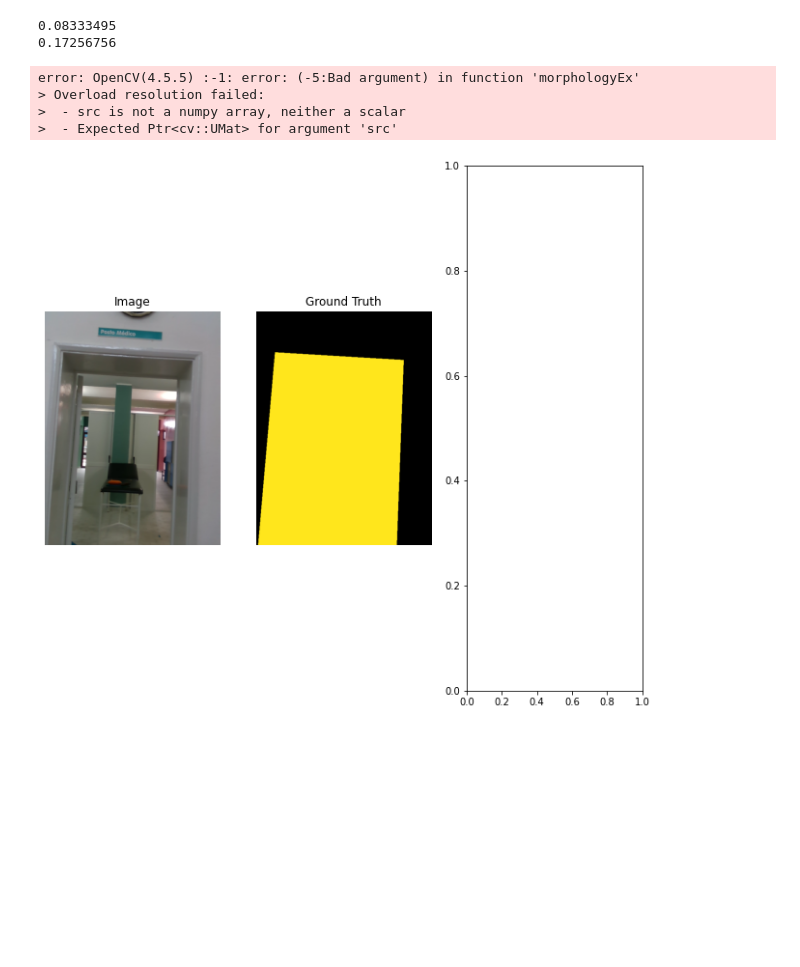
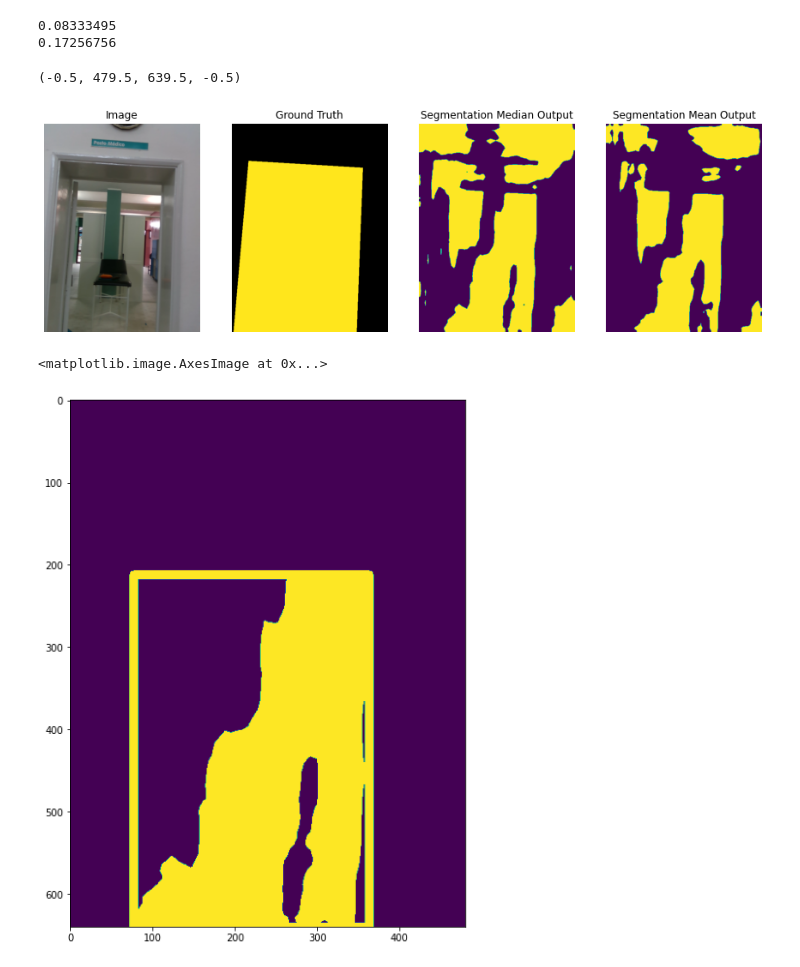
Before and after one commit to avinashsudhakaran1/thesis, a Jupyter notebook: Deeplabv3_custom/Analysis.ipynb, the cells around one changed output. Saved outputs shown, nothing was run; the diff lists cells and outputs as text; code cells hidden in the pictures; blank space fills up the shorter version.

```diff
--- a/Deeplabv3_custom/Analysis.ipynb
+++ b/Deeplabv3_custom/Analysis.ipynb
@@ -85,48 +85,58 @@ rgb_image = cv2.cvtColor(cv2.imread(f'{input_folder}/Images/{door}.png'), cv2.CO
 mask = cv2.imread(f'{input_folder}/Masks/{door}.png')
 
 plt.figure(figsize=(15,10))
 
 plt.subplot(141)
 plt.imshow(rgb_image)
 plt.title('Image')
 plt.axis('off')
 
 plt.subplot(142)
 plt.imshow(mask)
 plt.title('Ground Truth')
 plt.axis('off')
 
 plt.subplot(143)
 #here need to find largest blob
 #WRITE CODEEEEEEE
 
 median_img_array = a['out'].cpu().detach().numpy()[0][0]> median
 median_img_object = Image.fromarray(median_img_array)
-# Generate intermediate image; use morphological closing to keep parts of the brain together
-inter = cv2.morphologyEx(median_img_object, cv2.MORPH_CLOSE, cv2.getStructuringElement(cv2.MORPH_ELLIPSE, (5, 5)))
-
-# Find largest contour in intermediate image
-cnts, _ = cv2.findContours(inter, cv2.RETR_EXTERNAL, cv2.CHAIN_APPROX_NONE)
-cnt = max(cnts, key=cv2.contourArea)
-
-# Output
-out = np.zeros(median_img_object.shape, np.uint8)
-cv2.drawContours(out, [cnt], -1, 255, cv2.FILLED)
-out = cv2.bitwise_and(median_img_object, out)
-cv2.imshow('out', out)
-
 plt.imshow(median_img_array)
 plt.title('Segmentation Median Output')
 plt.axis('off')
 
 plt.subplot(144)
 plt.imshow(a['out'].cpu().detach().numpy()[0][0]> mean)
 plt.title('Segmentation Mean Output')
 plt.axis('off')
 # # plt.savefig('./DoorsMediumExp/SegmentationOutput.png',bbox_inches='tight')
 # %% [output]
-error: OpenCV(4.5.5) :-1: error: (-5:Bad argument) in function 'morphologyEx'
-> Overload resolution failed:
->  - src is not a numpy array, neither a scalar
->  - Expected Ptr<cv::UMat> for argument 'src'
+(-0.5, 479.5, 639.5, -0.5)
-[figure, old version]
+[figure, new version]
+# %%
+#https://stackoverflow.com/questions/56589691/how-to-leave-only-the-largest-blob-in-an-image
+# Read image as black and white instead of true or false
+input_img = median_img_array * np.uint8(255)
+# Generate intermediate image; use morphological closing to keep parts of the brain together
+inter = cv2.morphologyEx(input_img, cv2.MORPH_CLOSE, cv2.getStructuringElement(cv2.MORPH_ELLIPSE, (5, 5)))
+
+# Find largest contour in intermediate image
+contours, _ = cv2.findContours(inter, cv2.RETR_EXTERNAL, cv2.CHAIN_APPROX_NONE)
+biggest_c = max(contours, key=cv2.contourArea)
+x,y,w,h = cv2.boundingRect(biggest_c)
+
+# Output
+out = np.zeros(inter.shape, np.uint8)
+out = cv2.bitwise_and(input_img, out)
+# draw the biggest contour (c) in green
+cv2.drawContours(out, [biggest_c], -1, 255, cv2.FILLED)
+cv2.rectangle(out,(x,y),(x+w,y+h),255,10)
+
+plt.figure(figsize=(15,10))
+plt.imshow(out)
+# cv2.imshow('out', out)
+# cv2.waitKey(0)
+# %% [output]
+<matplotlib.image.AxesImage at 0x...>
+[figure, added]
```
Also changed, not shown: 2 other files.
